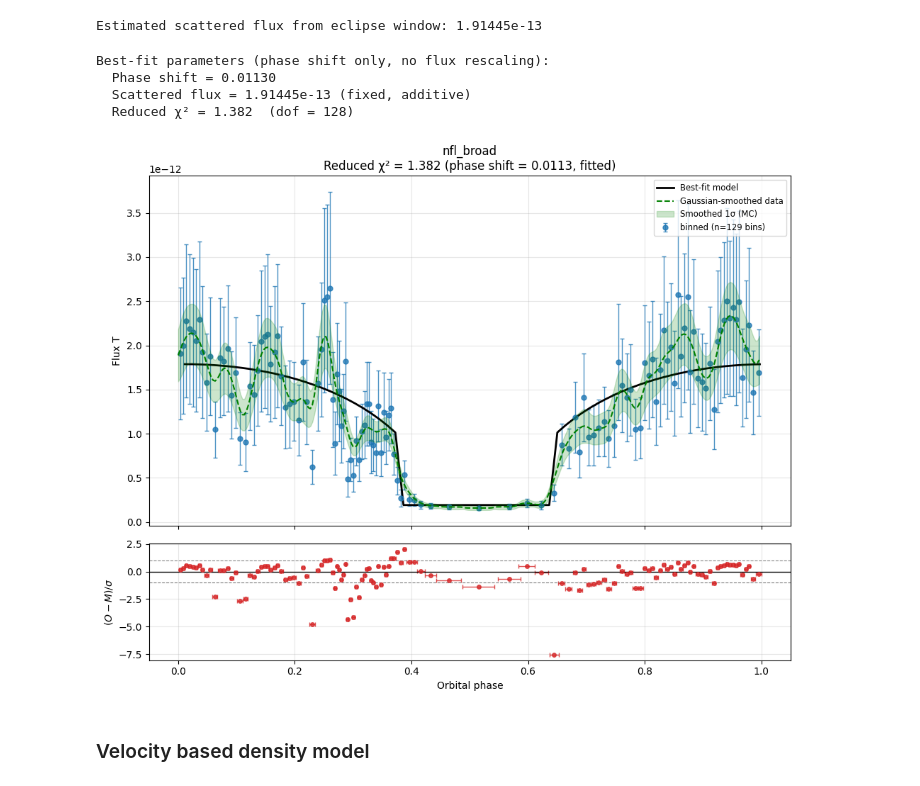
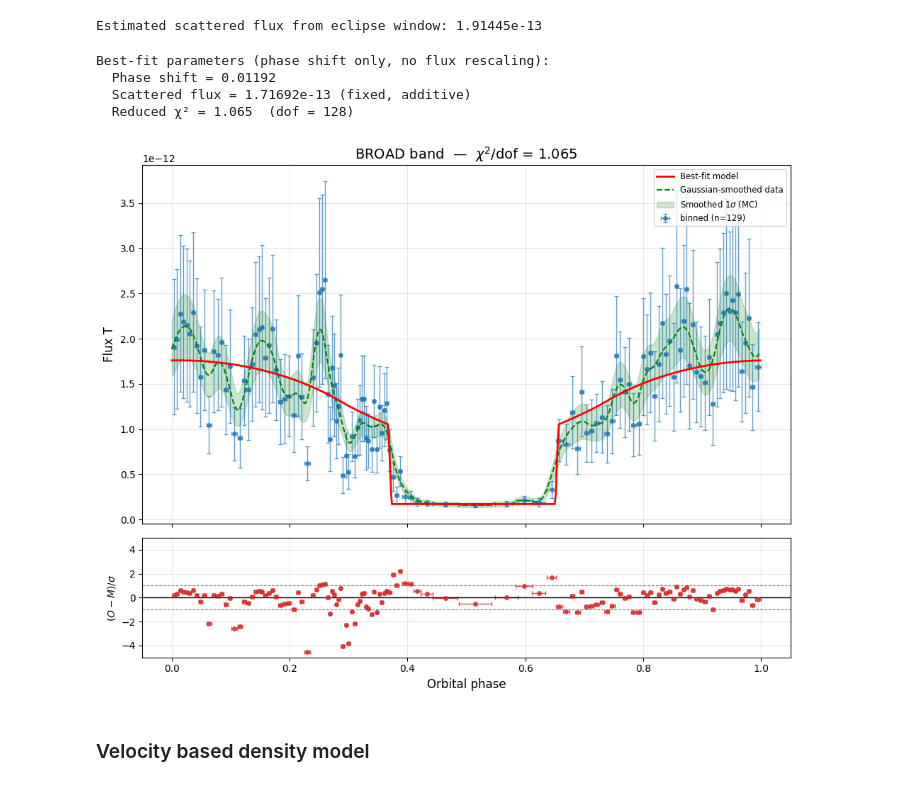
Before and after one commit to Ruchit10/XRB_LightCurve, a Jupyter notebook: notebooks/xrb_toy_wind_models.ipynb, the cells around one changed output. Drawn from its saved outputs; the diff is of its cells as text; code cells hidden in the pictures.

```diff
--- a/notebooks/xrb_toy_wind_models.ipynb
+++ b/notebooks/xrb_toy_wind_models.ipynb
@@ -96,40 +96,40 @@ print(f"Estimated scattered flux from eclipse window: {scatter_value:.6g}")
 Estimated scattered flux from eclipse window: 1.91445e-13
 # %%
 # Smooth powerlaw wind model
-wind_params = {"Rb": 26.474333, "p": 5.461951, "Delta": 2}
+wind_params = {"Rb": 24.270849, "p": 6.160849, "Delta": 2}
 sim_df = simulate_lightcurve(
-        r=0.060828,
-        R=13.521006,
-        d1=10.677239,
-        d2=7.123428,
+        r=1.377546,
+        R=12.096441,
+        d1=11.612143,
+        d2=2.110582,
         gma0=-90,
-        i0=15.237285,
-        dth=5,
-        d2h=30,
-        dz=0.5,
+        i0=78.120232,
+        dth=2,
+        d2h=0.5,
+        dz=1,
         verbose=False,
         n_jobs=1,
         flux_method="interpolate",
         flux_csv_path="./analyses/flux_vs_nH_tbabs_15803_broad.csv",
         flux_type="erg",
         lam=0.533545,
         Rmax=None,
         converge_rmax=True,
         wind_model="smooth_pl",
         wind_params=wind_params,
     )
 is_binned = True
 sim_columns = detect_flux_columns(sim_df)
-shift, chi2 = fit_simulation(df, sim_df, sim_columns[0], fit_phase_shift=True, scatter=1.91445e-13)
+shift, chi2 = fit_simulation(df, sim_df, sim_columns[0], fit_phase_shift=True, scatter=1.716915e-13)
 plot_phase(df, None, sim_df, shift, sim_columns[0], chi2,
             shift_fitted=True, obs_column_name=obs_column, is_binned=True,
-            smooth_df=smooth_df, scatter=1.92174e-13)
+            smooth_df=smooth_df, scatter=1.716915e-13)
 # %% [output]
 Best-fit parameters (phase shift only, no flux rescaling):
-  Phase shift = 0.01130
-  Scattered flux = 1.91445e-13 (fixed, additive)
-  Reduced χ² = 1.382  (dof = 128)
+  Phase shift = 0.01192
+  Scattered flux = 1.71692e-13 (fixed, additive)
+  Reduced χ² = 1.065  (dof = 128)
-[figure, old version]
+[figure, new version]
 # %% [markdown]
 ### Velocity based density model
 # %%
```
Also changed, not shown: parts of 2 cells of this notebook, 9 other files.
